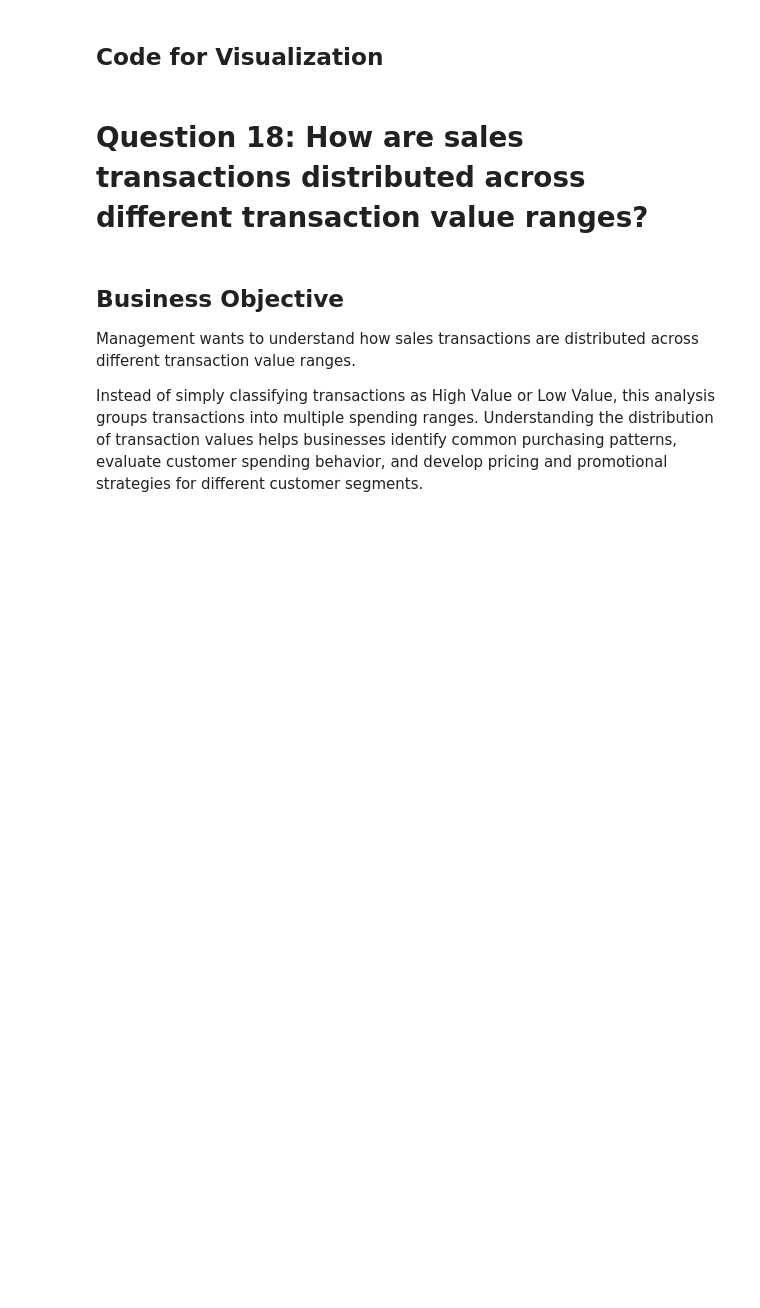
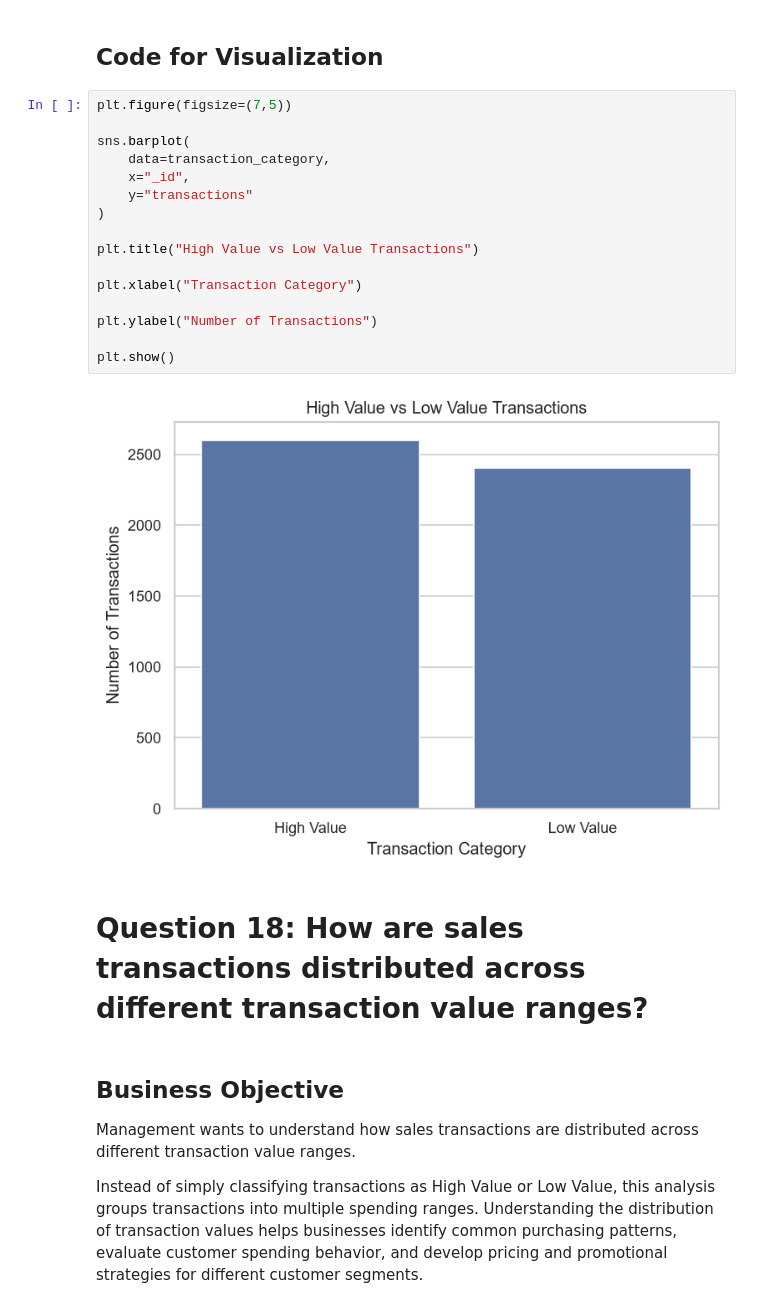
Before and after one commit to thanuja-reddi/MongoDB_EDA_Case_Study, a Jupyter notebook: notebooks/homework_casestudy_questions.ipynb, the cells around one changed output. Cells and saved outputs as stored; diff of their text form; blank space fills up the shorter version.

Commit message:
Completed Q17: High and low value transaction classification

```diff
--- a/notebooks/homework_casestudy_questions.ipynb
+++ b/notebooks/homework_casestudy_questions.ipynb
@@ -1365,5 +1418,23 @@ This analysis first calculates the total value of each transaction and then uses
 # %% [markdown]
 ## Code for Visualization
+# %%
+plt.figure(figsize=(7,5))
+
+sns.barplot(
+    data=transaction_category,
+    x="_id",
+    y="transactions"
+)
+
+plt.title("High Value vs Low Value Transactions")
+
+plt.xlabel("Transaction Category")
+
+plt.ylabel("Number of Transactions")
+
+plt.show()
+# %% [output]
+[figure, added]
 # %% [markdown]
 # Question 18: How are sales transactions distributed across different transaction value ranges?
 # %% [markdown]
```
Also changed, not shown: parts of 1 cell of this notebook.
